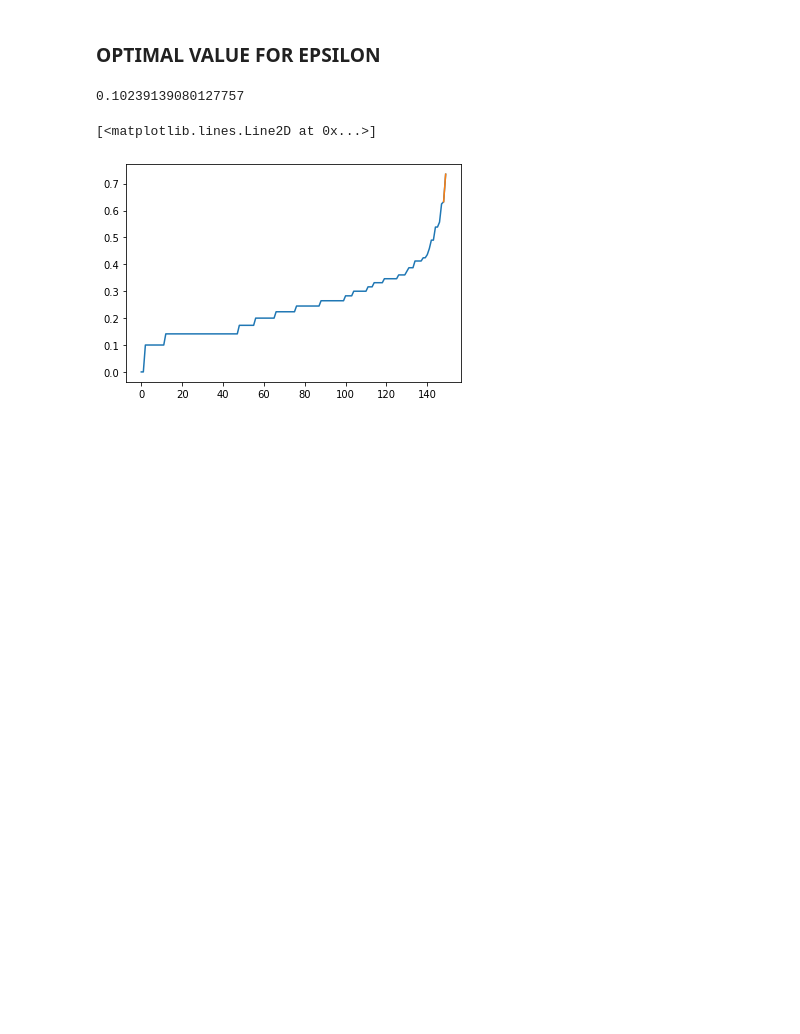
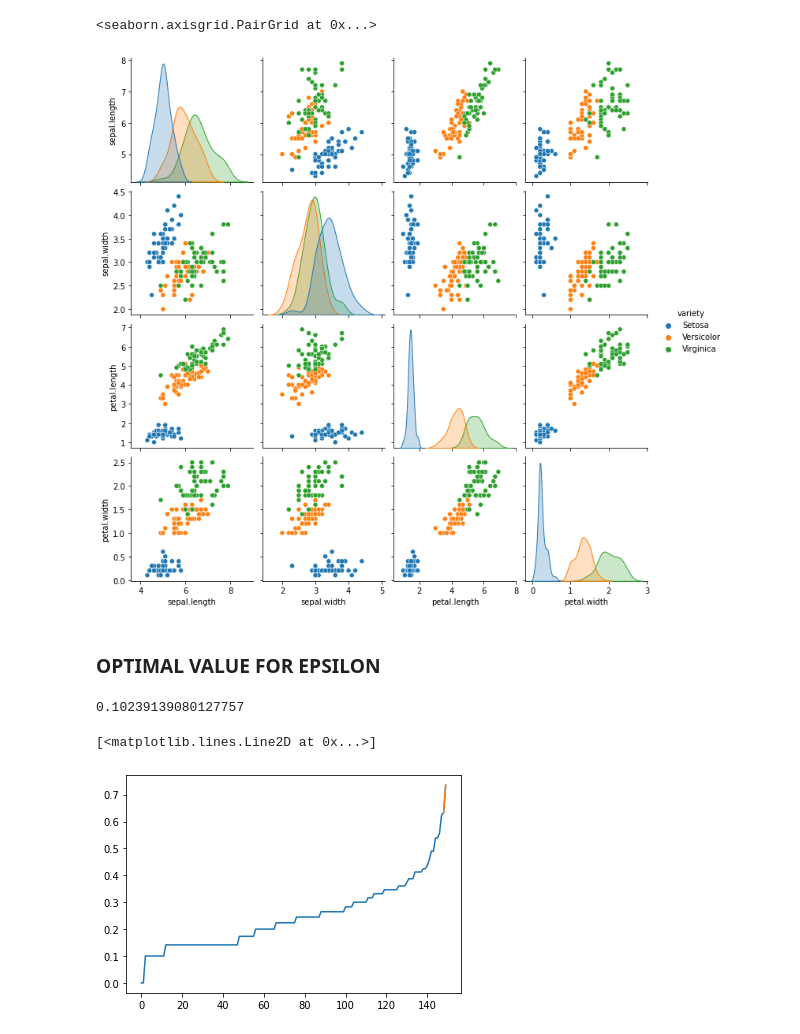
Before and after one commit to jeremy-jmc/ML_Algorithms, a Jupyter notebook: S10_DBScan.ipynb, the cells around one changed output. Saved outputs shown, nothing was run; the diff lists cells and outputs as text; code cells hidden in the pictures; blank space fills up the shorter version.

```diff
--- a/S10_DBScan.ipynb
+++ b/S10_DBScan.ipynb
@@ -15,7 +15,10 @@ import os
 df = pd.read_csv('./iris.csv')
 cols = df.columns[:-1]
 # %%
-# sns.pairplot(data=df, hue='variety')
+sns.pairplot(data=df, hue='variety')
+# %% [output]
+<seaborn.axisgrid.PairGrid at 0x...>
+[figure, added]
 # %%
 X = df.iloc[:, :-1]
 # %% [markdown]
```
Also changed, not shown: 2 other files.
